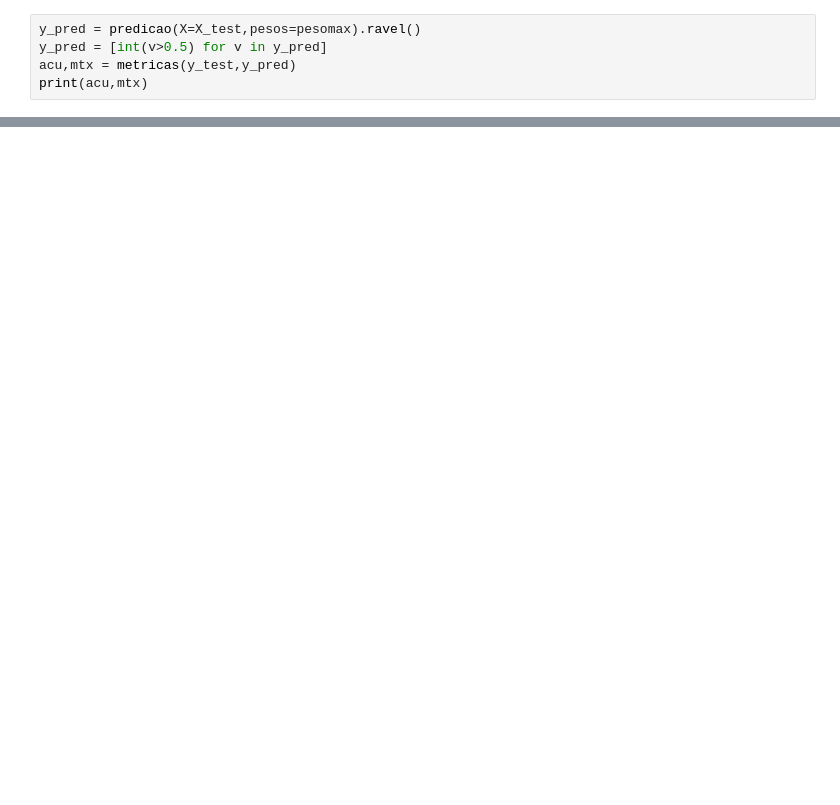
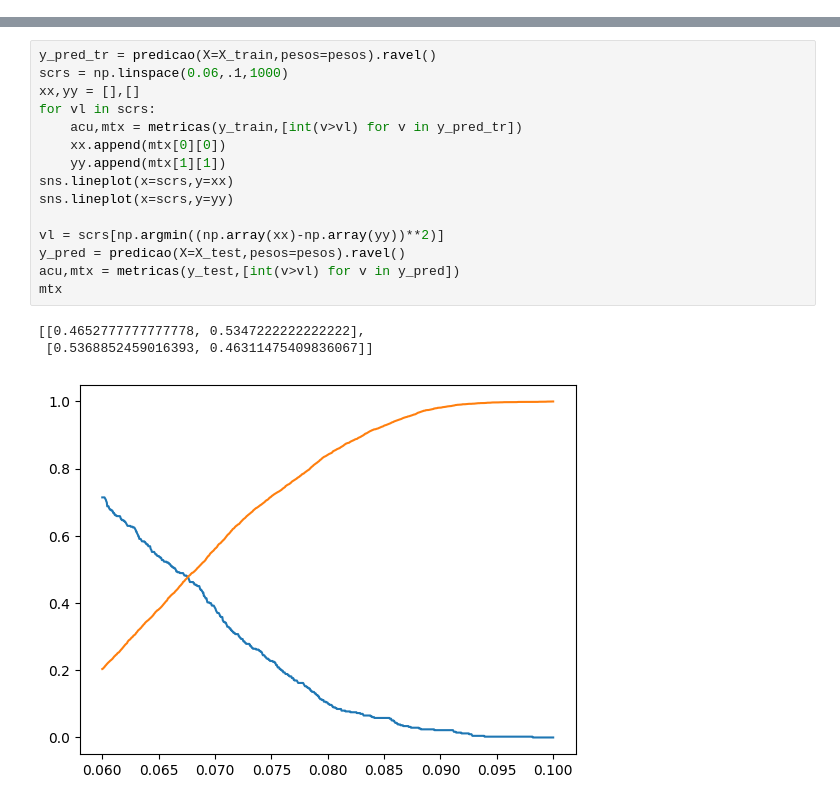
Before and after one commit to 1moi6/tese_rodolfo, a Jupyter notebook: redeneural.ipynb, the cells around one changed output, grey strips where cells are left out. Saved outputs shown, nothing was run; the diff lists cells and outputs as text; blank space fills up the shorter version.

```diff
--- a/redeneural.ipynb
+++ b/redeneural.ipynb
@@ -280,5 +195,0 @@ plt.plot(mtr["erro_teste"])
-# %%
-y_pred = predicao(X=X_test,pesos=pesomax).ravel()
-y_pred = [int(v>0.5) for v in y_pred]
-acu,mtx = metricas(y_test,y_pred)
-print(acu,mtx)
@@ -307,0 +208,19 @@ len(y)
+# %%
+y_pred_tr = predicao(X=X_train,pesos=pesos).ravel()
+scrs = np.linspace(0.06,.1,1000)
+xx,yy = [],[]
+for vl in scrs:
+    acu,mtx = metricas(y_train,[int(v>vl) for v in y_pred_tr])
+    xx.append(mtx[0][0])
+    yy.append(mtx[1][1])
+sns.lineplot(x=scrs,y=xx)
+sns.lineplot(x=scrs,y=yy)
+
+vl = scrs[np.argmin((np.array(xx)-np.array(yy))**2)]
+y_pred = predicao(X=X_test,pesos=pesos).ravel()
+acu,mtx = metricas(y_test,[int(v>vl) for v in y_pred])
+mtx
+# %% [output]
+[[0.4652777777777778, 0.5347222222222222],
+ [0.5368852459016393, 0.46311475409836067]]
+[figure, added]
```
Also changed, not shown: parts of 11 cells of this notebook, 2 other files.
